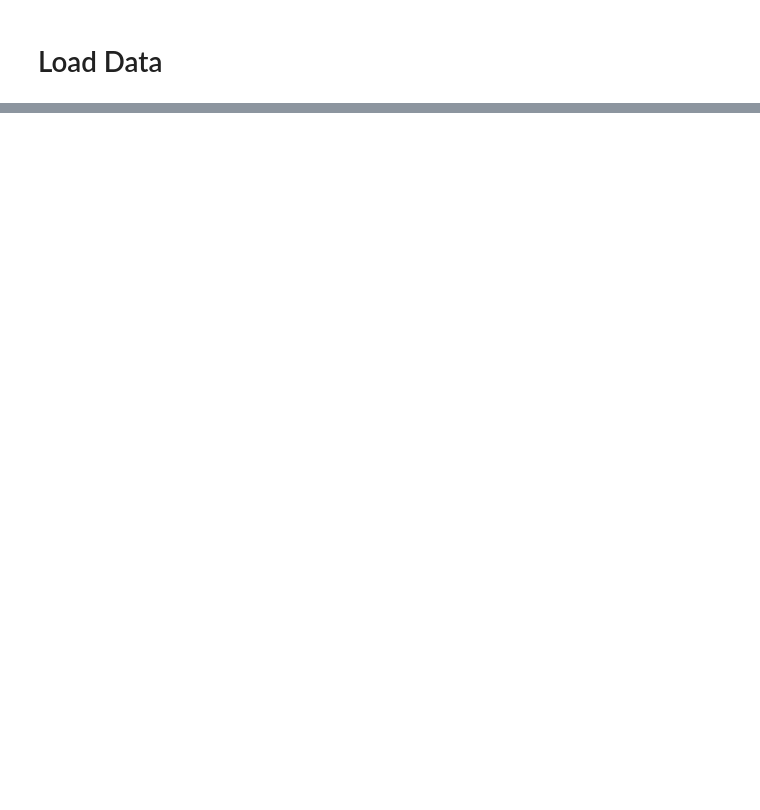
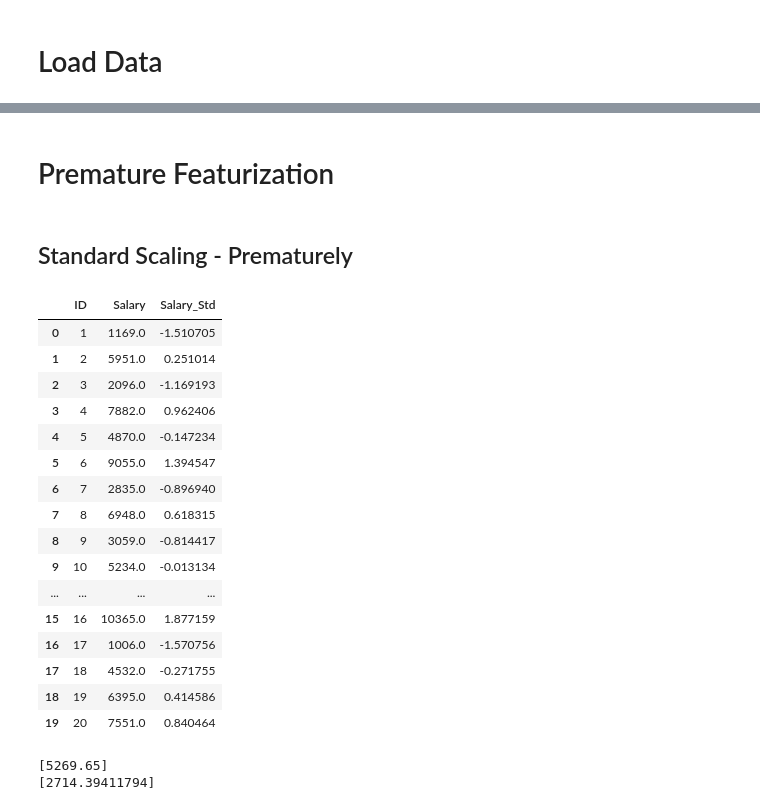
Before and after one commit to stepthom/869_course, a Jupyter notebook: leakage/slides_leakage.ipynb, the cells around one changed output, grey strips where cells are left out. Drawn from its saved outputs; the diff is of its cells as text; code cells hidden in the pictures; blank space fills up the shorter version.

```diff
--- a/leakage/slides_leakage.ipynb
+++ b/leakage/slides_leakage.ipynb
@@ -59,7 +85,39 @@ memory usage: 492.3 KB
+# %% [markdown]
+# Premature Featurization
+# %% [markdown]
+## Standard Scaling - Prematurely
 # %%
-from sklearn.model_selection import train_test_split
+from sklearn.preprocessing import StandardScaler
 
-X = df.drop(['Class'], axis=1)
-y = df[['Class']]
+scaler = StandardScaler()
+scaler=scaler.fit(X[['Salary']])
 
-X_train, X_test, y_train, y_test = train_test_split(X, y, test_size=0.2, random_state=42)
+X['Salary_Std'] = scaler.transform(X[['Salary']])
+X[['ID', 'Salary', 'Salary_Std']]
+
+# Now  split ...
+#X_train, X_test, y_train, y_test = train_test_split(X, y, test_size=0.2, random_state=42)
+# %% [output]
+|  | ID | Salary | Salary_Std |
+| 0 | 1 | 1169.0 | -1.510705 |
+| 1 | 2 | 5951.0 | 0.251014 |
+| 2 | 3 | 2096.0 | -1.169193 |
+| 3 | 4 | 7882.0 | 0.962406 |
+| 4 | 5 | 4870.0 | -0.147234 |
+| 5 | 6 | 9055.0 | 1.394547 |
+| 6 | 7 | 2835.0 | -0.896940 |
+| 7 | 8 | 6948.0 | 0.618315 |
+| 8 | 9 | 3059.0 | -0.814417 |
+| 9 | 10 | 5234.0 | -0.013134 |
+| ... | ... | ... | ... |
+| 15 | 16 | 10365.0 | 1.877159 |
+| 16 | 17 | 1006.0 | -1.570756 |
+| 17 | 18 | 4532.0 | -0.271755 |
+| 18 | 19 | 6395.0 | 0.414586 |
+| 19 | 20 | 7551.0 | 0.840464 |
+# %%
+print(scaler.mean_)
+print(np.sqrt(scaler.var_))
+# %% [output]
+[5269.65]
+[2714.39411794]
```
Also changed, not shown: parts of 13 cells of this notebook.
